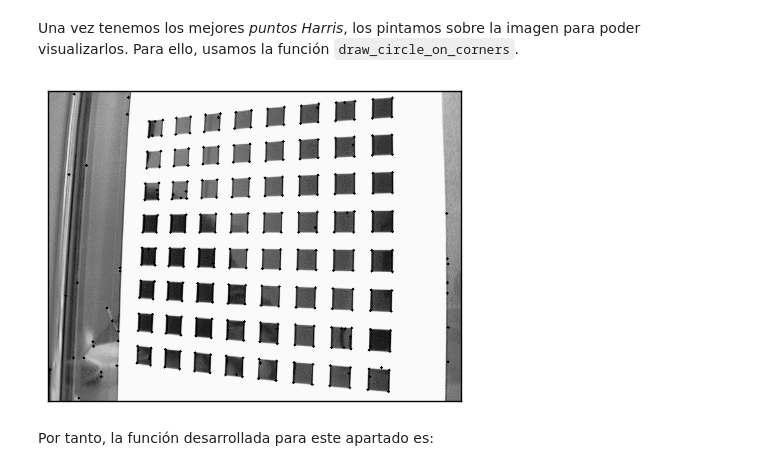
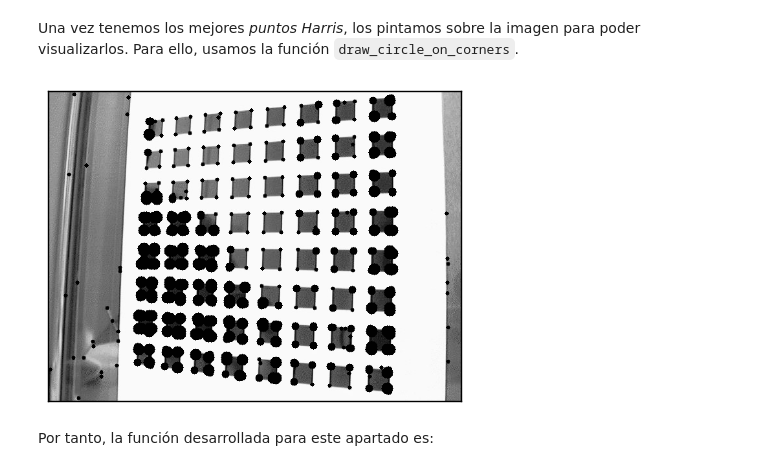
Before and after one commit to mgmacias95/Vision-por-Computador, a Jupyter notebook: P2/Visión por Computador - Práctica 2.ipynb, the cells around one changed output. Cells and saved outputs as stored; diff of their text form; code cells hidden in the pictures.

```diff
--- a/P2/Visión por Computador - Práctica 2.ipynb
+++ b/P2/Visión por Computador - Práctica 2.ipynb
@@ -68,13 +73,15 @@ def create_binary_harris(lista_escalas, umbral):
         canales = cv2.split(escala)  # cornerEigenValsAndVecs devuelve una imagen con seis canales.
         matrices_harris.append(criterio_harris(lambda1=canales[0], lambda2=canales[1]))
 
-    # inicializamos una lista de imágenes binarias a 255 si no supera un determinado umbral y a 255 si lo supera. Una por escala.
+    # inicializamos una lista de imágenes binarias a 255 si no supera un determinado umbral y a 255 si lo supera.
+    # Una por escala.
     binaria = [binary_harris(escala, umbral) for escala in matrices_harris]
 
     return binaria, matrices_harris
 
 img = cv2.imread('datos-T2/Tablero1.jpg', cv2.IMREAD_GRAYSCALE)
-binaria, matrices_harris = create_binary_harris(lista_escalas = [img], umbral=0.00001)
+escalas = piramide_gaussiana(img=img, scale=3, sigma=1, return_canvas=False)
+binaria, matrices_harris = create_binary_harris(lista_escalas = escalas, umbral=0.00001)
 mostrar(binaria[0])
 # %% [output]
 [figure]
@@ -142,37 +149,38 @@ Una vez tenemos los mejores _puntos Harris_, los pintamos sobre la imagen para p
 # %%
 # función que dibuja circulos en la imagen original
 def draw_circle_on_corners(img, esquinas, scale, orientaciones = None, addOrientation=False):
     img_aux = img.copy()
-    # En primer lugar creamos una matriz auxiliar en la que calcular las coordenadas de todos los puntos de todas las escalas.
+    # En primer lugar creamos una matriz auxiliar en la que calcular las coordenadas de todos los puntos
+    # de todas las escalas.
     best_harris_coords_orig = []  # imagen para guardar las coordenadas de harris en escala original
     best_harris_coords_orig.append(np.array(esquinas[0], dtype=np.int64))
     for escala in range(1, scale):
         # pasamos las coordenadas de la escala escala a las de la imagen original
         best_harris_coords_orig.append(np.array(esquinas[escala] * (2 * escala), dtype=np.int64))
 
     # dibujamos círculos en la imagen original
     for escala in range(scale):
         for indices in best_harris_coords_orig[escala]:
-            cv2.circle(img=img_aux, radius=(escala+1)*scale*2, center=(indices[1], indices[0]), \
+            cv2.circle(img=img_aux, radius=(escala+1)*scale, center=(indices[1], indices[0]), \
                        color=1, thickness=-1)
 
     # si el flag de añadir orientacion está activado, pintamos un radio en el punto
     if addOrientation:
         for escala in range(scale):
             radio = (escala+1)*scale
             for i in range(len(orientaciones[escala])):
                 punto = best_harris_coords_orig[escala][i]
                 angle = orientaciones[escala][i]
-                cv2.line(img=img_aux, pt1=(punto[1], punto[0]), pt2 = (punto[1]+floor(np.cos(angle)*radio), \
-                                                                   punto[0]+floor(np.sin(angle)*radio)), color=255)
+                cv2.line(img=img_aux, pt1=(punto[1], punto[0]), pt2 = (punto[1]+floor(np.sin(angle)*radio), \
+                                                                   punto[0]+floor(np.cos(angle)*radio)), color=255)
 
     mostrar(img_aux)
 
-best_harris = get_best_harris(matrices_harris=matrices_harris, binaria=binaria, points_to_keep=[1], \
-                  n_points = 1500, scale=1)
-draw_circle_on_corners(img=img, esquinas=best_harris, scale=1)
+best_harris = get_best_harris(matrices_harris=matrices_harris, binaria=binaria, points_to_keep=[0.7, 0.2, 0.1], \
+                  n_points = 1500, scale=3)
+draw_circle_on_corners(img=img, esquinas=best_harris, scale=3)
 # %% [output]
-[figure, old version]
+[figure, new version]
 # %% [markdown]
 Por tanto, la función desarrollada para este apartado es:
 # %%
```
Also changed, not shown: parts of 5 cells of this notebook, 1 other file.
